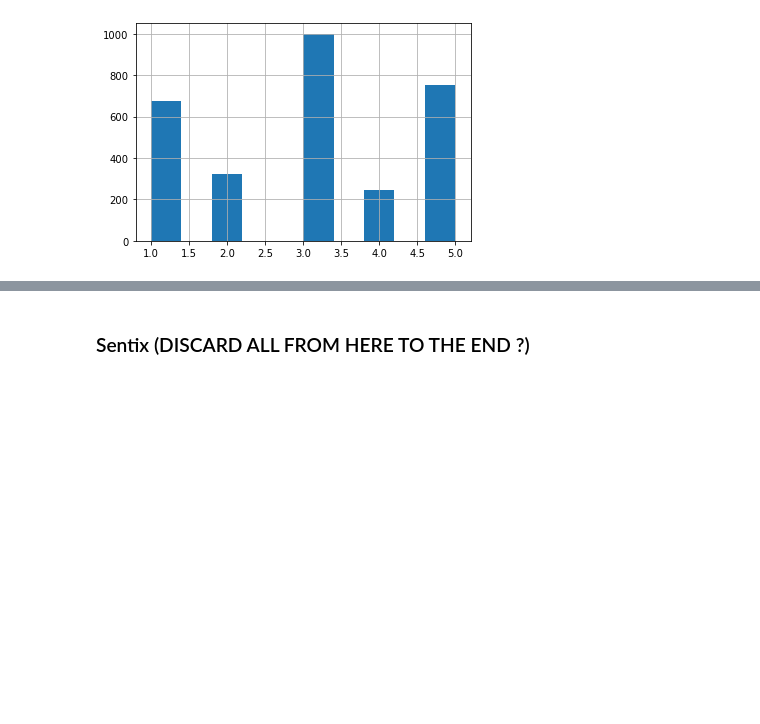
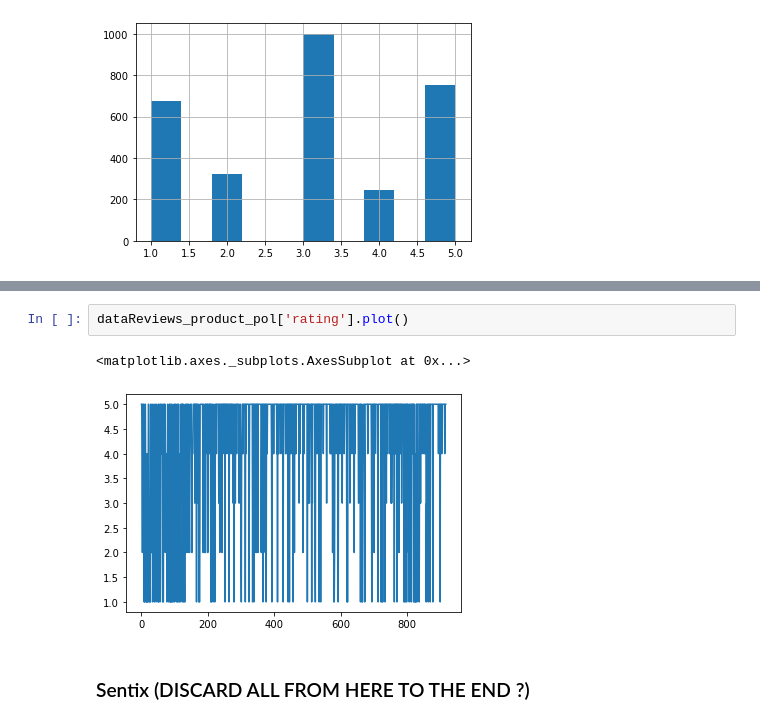
Before and after one commit to rpo19/DataAnalyticsProject, a Jupyter notebook: src/Recensioni.ipynb, the cells around one changed output, grey strips where cells are left out. Cells and saved outputs as stored; diff of their text form; blank space fills up the shorter version.

```diff
--- a/src/Recensioni.ipynb
+++ b/src/Recensioni.ipynb
@@ -138,3 +177,8 @@ dataReviews_pol['rating'].hist()
+# %%
+dataReviews_product_pol['rating'].plot()
+# %% [output]
+<matplotlib.axes._subplots.AxesSubplot at 0x...>
+[figure, added]
 # %% [markdown]
 ### Sentix (DISCARD ALL FROM HERE TO THE END ?)
 # %%
```
Also changed, not shown: parts of 7 cells of this notebook, 1 other file.
